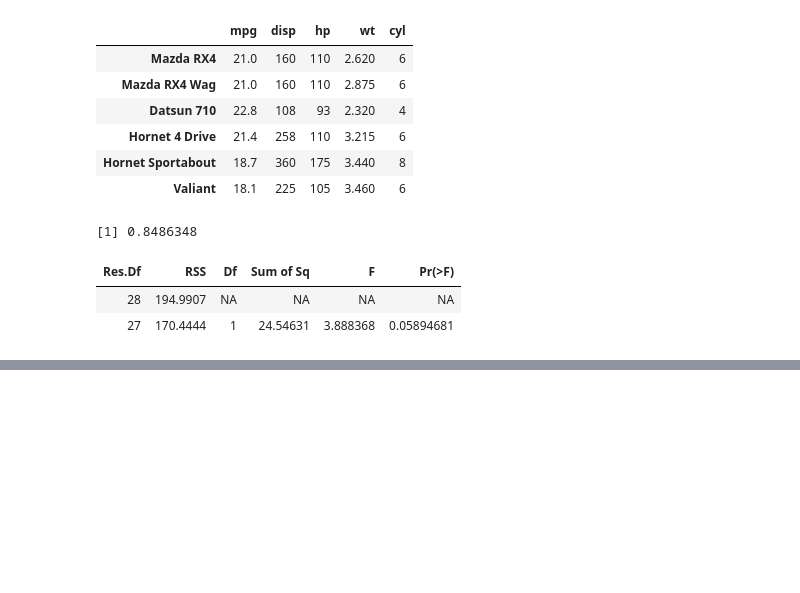
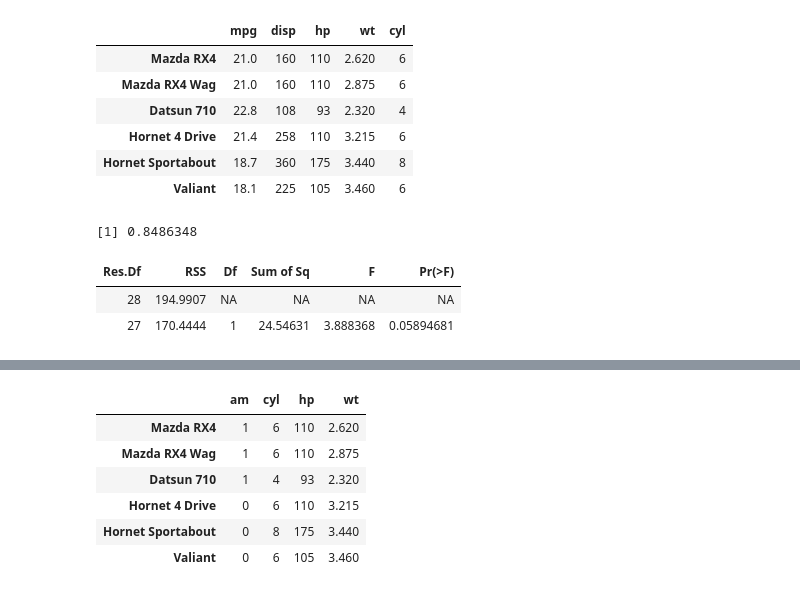
Before and after one commit to hannansatopay/DSML-R, a Jupyter notebook: Notebook/Regression II.ipynb, the cells around one changed output, grey strips where cells are left out. Cells and saved outputs as stored; diff of their text form; code cells hidden in the pictures; blank space fills up the shorter version.

```diff
--- a/Notebook/Regression II.ipynb
+++ b/Notebook/Regression II.ipynb
@@ -169,0 +243,11 @@ anova(model1, model2)
+# %%
+input <- mtcars[, c("am", "cyl", "hp", "wt")]
+head(input)
+# %% [output]
+|  | am | cyl | hp | wt |
+| Mazda RX4 | 1 | 6 | 110 | 2.620 |
+| Mazda RX4 Wag | 1 | 6 | 110 | 2.875 |
+| Datsun 710 | 1 | 4 | 93 | 2.320 |
+| Hornet 4 Drive | 0 | 6 | 110 | 3.215 |
+| Hornet Sportabout | 0 | 8 | 175 | 3.440 |
+| Valiant | 0 | 6 | 105 | 3.460 |
```
Also changed, not shown: parts of 16 cells of this notebook.
